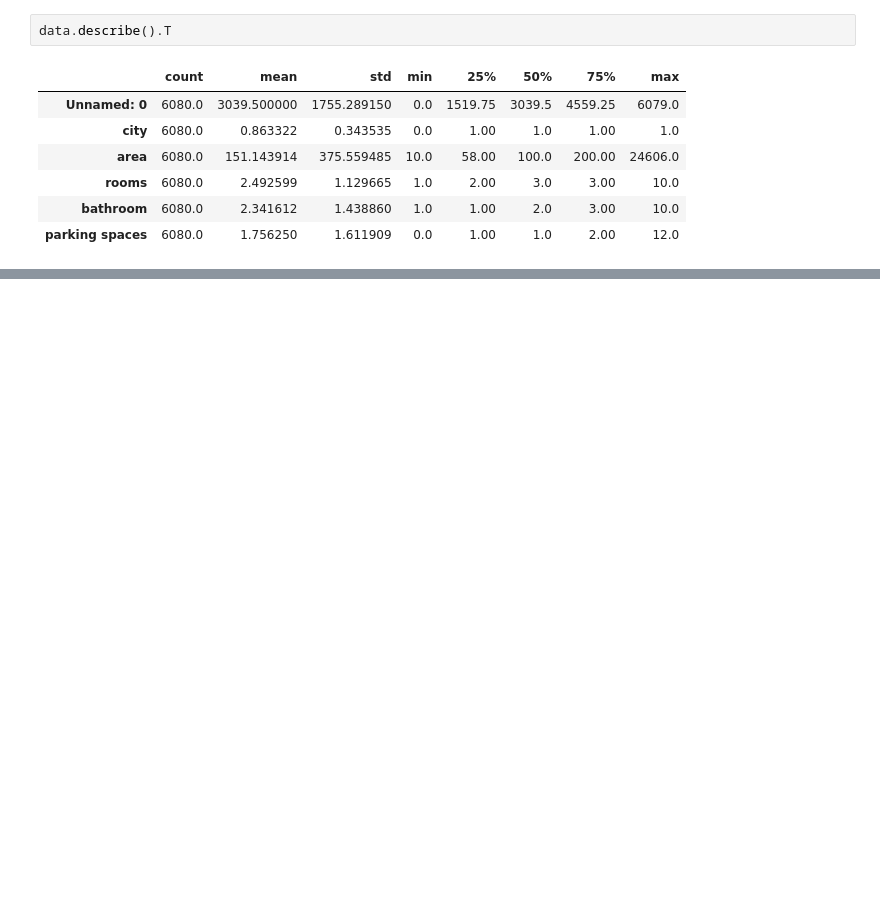
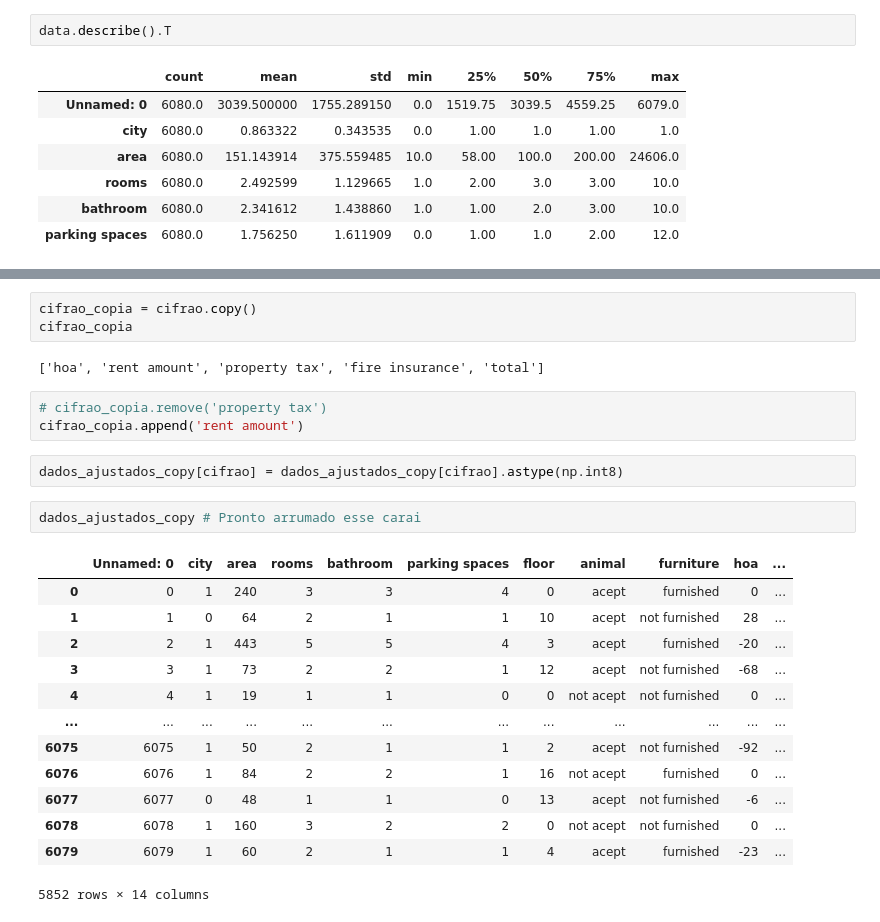
Before and after one commit to Peedrooo/Learning_Python, a Jupyter notebook: Pandas/Capitulo 5/analiseexplo.ipynb, the cells around one changed output, grey strips where cells are left out. Drawn from its saved outputs; the diff is of its cells as text; blank space fills up the shorter version.

```diff
--- a/Pandas/Capitulo 5/analiseexplo.ipynb
+++ b/Pandas/Capitulo 5/analiseexplo.ipynb
@@ -65,0 +234,26 @@ data.describe().T
+# %%
+cifrao_copia = cifrao.copy()
+cifrao_copia
+# %% [output]
+['hoa', 'rent amount', 'property tax', 'fire insurance', 'total']
+# %%
+# cifrao_copia.remove('property tax')
+cifrao_copia.append('rent amount')
+# %%
+dados_ajustados_copy[cifrao] = dados_ajustados_copy[cifrao].astype(np.int8)
+# %%
+dados_ajustados_copy # Pronto arrumado esse carai
+# %% [output]
+|  | Unnamed: 0 | city | area | rooms | bathroom | parking spaces | floor | animal | furniture | hoa | ... |
+| 0 | 0 | 1 | 240 | 3 | 3 | 4 | 0 | acept | furnished | 0 | ... |
+| 1 | 1 | 0 | 64 | 2 | 1 | 1 | 10 | acept | not furnished | 28 | ... |
+| 2 | 2 | 1 | 443 | 5 | 5 | 4 | 3 | acept | furnished | -20 | ... |
+| 3 | 3 | 1 | 73 | 2 | 2 | 1 | 12 | acept | not furnished | -68 | ... |
+| 4 | 4 | 1 | 19 | 1 | 1 | 0 | 0 | not acept | not furnished | 0 | ... |
+| ... | ... | ... | ... | ... | ... | ... | ... | ... | ... | ... | ... |
+| 6075 | 6075 | 1 | 50 | 2 | 1 | 1 | 2 | acept | not furnished | -92 | ... |
+| 6076 | 6076 | 1 | 84 | 2 | 2 | 1 | 16 | not acept | furnished | 0 | ... |
+| 6077 | 6077 | 0 | 48 | 1 | 1 | 0 | 13 | acept | not furnished | -6 | ... |
+| 6078 | 6078 | 1 | 160 | 3 | 2 | 2 | 0 | not acept | not furnished | 0 | ... |
+| 6079 | 6079 | 1 | 60 | 2 | 1 | 1 | 4 | acept | furnished | -23 | ... |
+5852 rows × 14 columns
```
Also changed, not shown: parts of 26 cells of this notebook.
